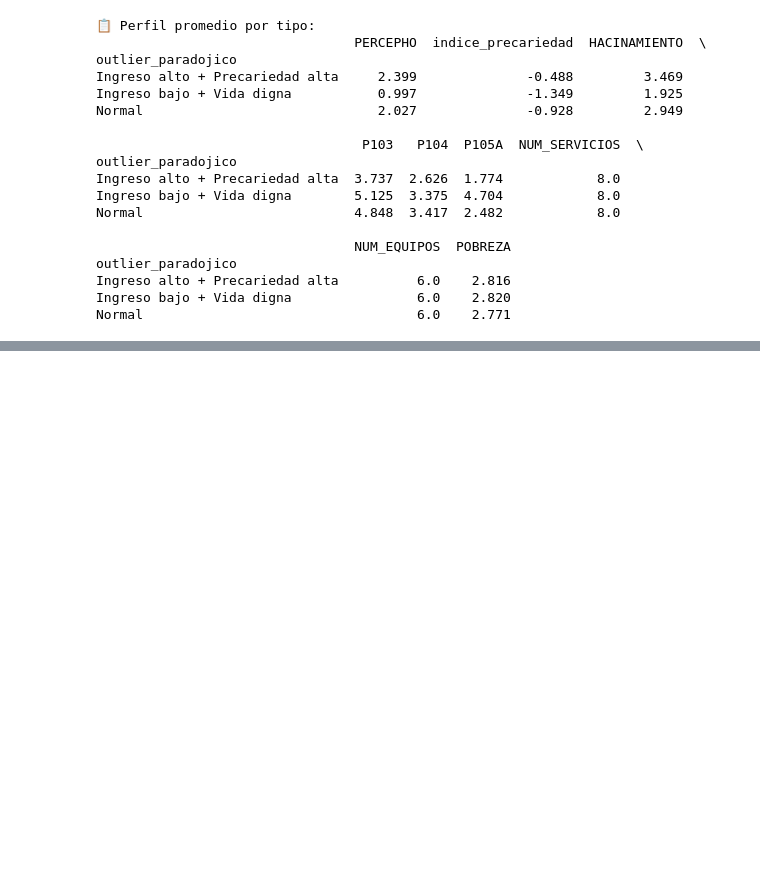
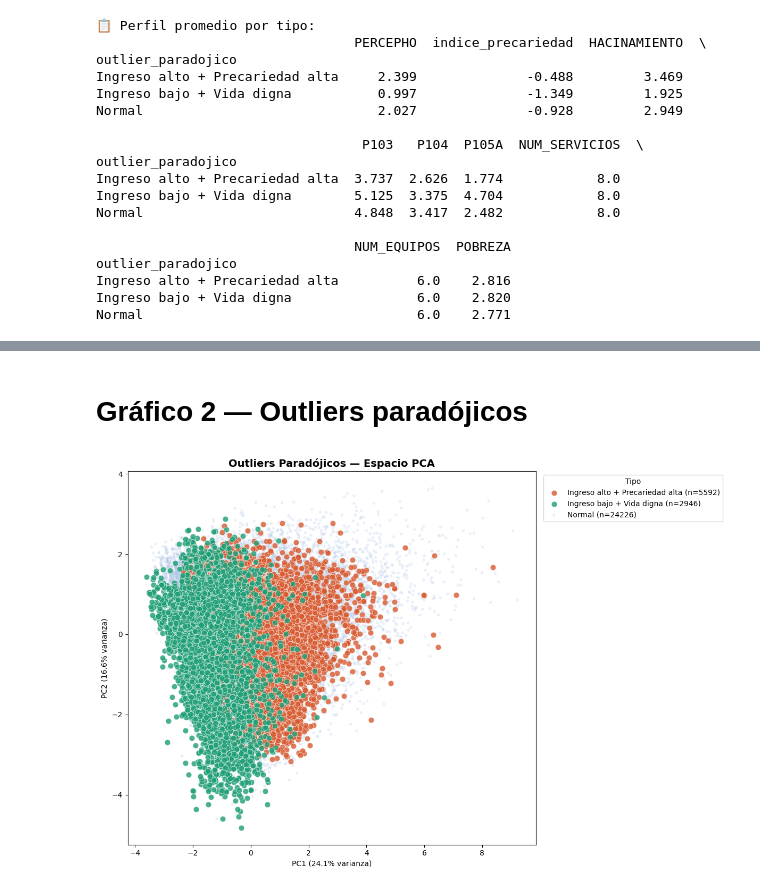
Before and after one commit to DianAnto2103/AnalisisENAHO2025, a Jupyter notebook: notebooks/Análisis_y_Visualización_(Parte_2).ipynb, the cells around one changed output, grey strips where cells are left out. Saved outputs shown, nothing was run; the diff lists cells and outputs as text; code cells hidden in the pictures; blank space fills up the shorter version.

```diff
--- a/notebooks/Análisis_y_Visualización_(Parte_2).ipynb
+++ b/notebooks/Análisis_y_Visualización_(Parte_2).ipynb
@@ -251,0 +303,35 @@ Normal                                   6.0    2.771
+# %% [markdown]
+# **Gráfico 2 — Outliers paradójicos**
+# %%
+fig, ax = plt.subplots(figsize=(12, 8))
+
+colores_p = {
+    'Normal':                        '#AEC6E8',
+    'Ingreso alto + Precariedad alta': '#D85A30',
+    'Ingreso bajo + Vida digna':       '#1D9E75'
+}
+tamaños_p = {
+    'Normal': 15,
+    'Ingreso alto + Precariedad alta': 60,
+    'Ingreso bajo + Vida digna': 60
+}
+
+for tipo, grupo in df.groupby('outlier_paradojico'):
+    ax.scatter(
+        grupo['PC1'], grupo['PC2'],
+        c=colores_p[tipo], s=tamaños_p[tipo],
+        alpha=0.8 if tipo != 'Normal' else 0.25,
+        label=f"{tipo} (n={len(grupo)})",
+        edgecolors='white' if tipo != 'Normal' else 'none',
+        linewidths=0.5,
+        zorder=3 if tipo != 'Normal' else 1
+    )
+
+ax.set_title('Outliers Paradójicos — Espacio PCA', fontsize=14, fontweight='bold')
+ax.set_xlabel(f'PC1 ({varianza[0]*100:.1f}% varianza)')
+ax.set_ylabel(f'PC2 ({varianza[1]*100:.1f}% varianza)')
+ax.legend(title='Tipo', fontsize=10, bbox_to_anchor=(1.01, 1), loc='upper left')
+plt.tight_layout()
+plt.show()
+# %% [output]
+[figure, added]
```
Also changed, not shown: parts of 32 cells of this notebook.
